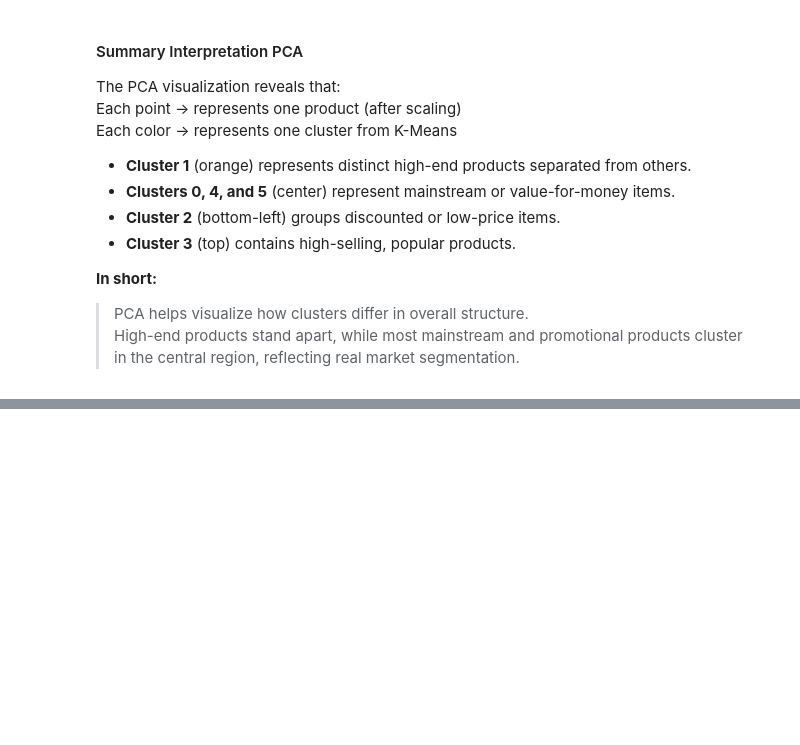
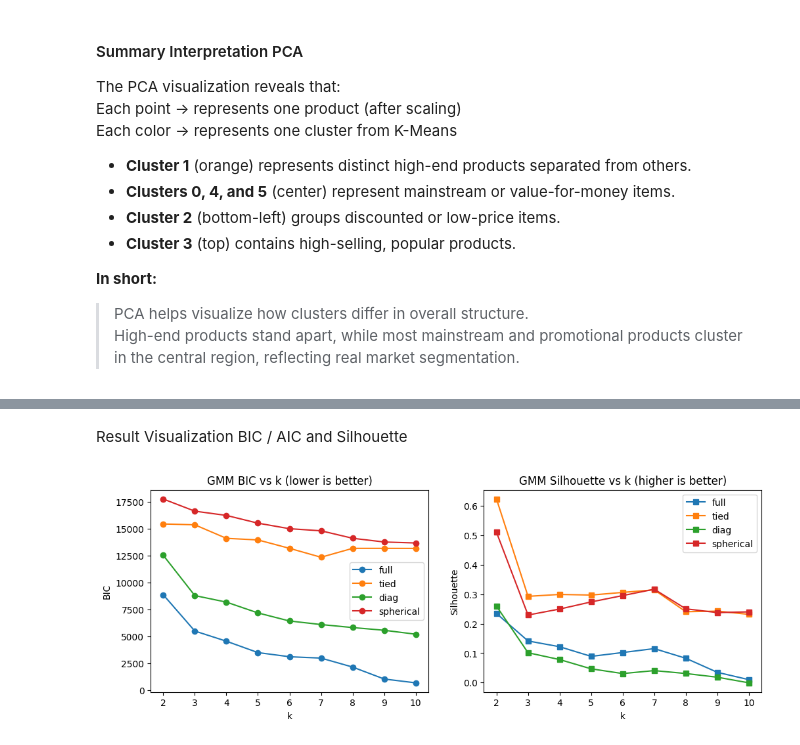
Before and after one commit to JonasLUfr/Project_DataMing, a Jupyter notebook: Amazon_DataAnalyseProject.ipynb, the cells around one changed output, grey strips where cells are left out. Drawn from its saved outputs; the diff is of its cells as text; code cells hidden in the pictures; blank space fills up the shorter version.

```diff
--- a/Amazon_DataAnalyseProject.ipynb
+++ b/Amazon_DataAnalyseProject.ipynb
@@ -566,0 +602,40 @@ GMM 能更好地捕捉“模糊边界”和“重叠区域”。
+# %%
+# Trained and evaluated the model iteratively.
+# Combine each of the four cov_type values with each k value in all possible permutations.
+results = []
+for cov in cov_types:
+    for k in k_range:
+        gmm = GaussianMixture(n_components=k, covariance_type=cov, random_state=42)
+        gmm.fit(X_scaled)
+        labels = gmm.predict(X_scaled)
+        sil = silhouette_score(X_scaled, labels)
+        results.append({
+            'covariance_type': cov,
+            'k': k,
+            'bic': gmm.bic(X_scaled),
+            'aic': gmm.aic(X_scaled),
+            'silhouette': sil
+        })
+
+res_df = pd.DataFrame(results)
+# %% [markdown]
+Result Visualization BIC / AIC and Silhouette
+# %%
+fig, axes = plt.subplots(1, 2, figsize=(12,4))
+for cov in cov_types:
+    sub = res_df[res_df['covariance_type'] == cov]
+    axes[0].plot(sub['k'], sub['bic'], marker='o', label=cov)
+    axes[1].plot(sub['k'], sub['silhouette'], marker='s', label=cov)
+
+axes[0].set_title('GMM BIC vs k (lower is better)')
+axes[0].set_xlabel('k')
+axes[0].set_ylabel('BIC')
+axes[0].legend()
+
+axes[1].set_title('GMM Silhouette vs k (higher is better)')
+axes[1].set_xlabel('k')
+axes[1].set_ylabel('Silhouette')
+axes[1].legend()
+plt.show()
+# %% [output]
+[figure, added]
```
Also changed, not shown: parts of 16 cells of this notebook.
